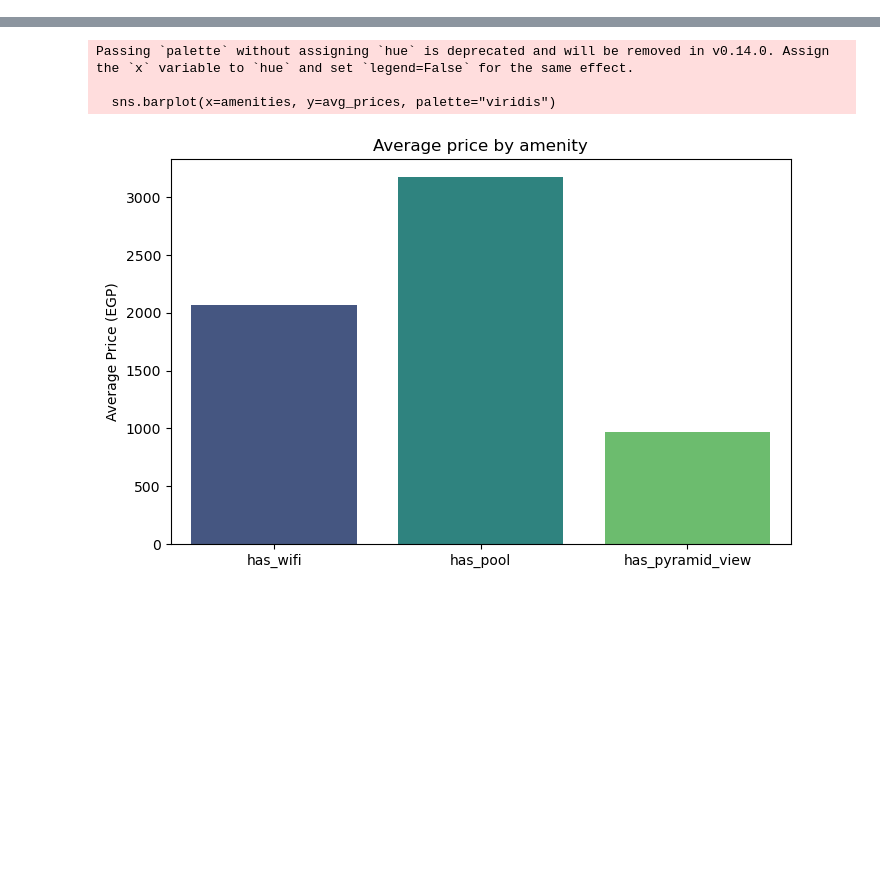
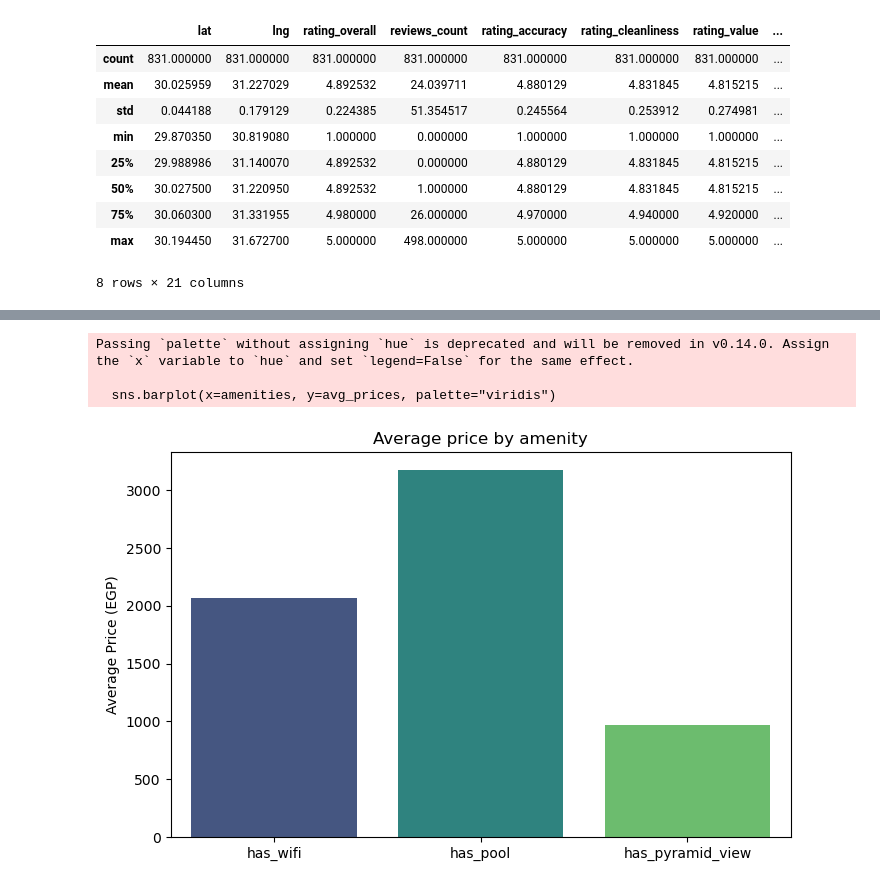
Before and after one commit to Mennaa-Ayman/Airbnb-Data-Analytics, a Jupyter notebook: Analysis/Rental-Feature-Analysis.ipynb, the cells around one changed output, grey strips where cells are left out. Drawn from its saved outputs; the diff is of its cells as text; code cells hidden in the pictures; blank space fills up the shorter version.

```diff
--- a/Analysis/Rental-Feature-Analysis.ipynb
+++ b/Analysis/Rental-Feature-Analysis.ipynb
@@ -30,4 +30,17 @@ memory usage: 172.2+ KB
 None
+# %%
+df.describe()
+# %% [output]
+|  | lat | lng | rating_overall | reviews_count | rating_accuracy | rating_cleanliness | rating_value | ... |
+| count | 831.000000 | 831.000000 | 831.000000 | 831.000000 | 831.000000 | 831.000000 | 831.000000 | ... |
+| mean | 30.025959 | 31.227029 | 4.892532 | 24.039711 | 4.880129 | 4.831845 | 4.815215 | ... |
+| std | 0.044188 | 0.179129 | 0.224385 | 51.354517 | 0.245564 | 0.253912 | 0.274981 | ... |
+| min | 29.870350 | 30.819080 | 1.000000 | 0.000000 | 1.000000 | 1.000000 | 1.000000 | ... |
+| 25% | 29.988986 | 31.140070 | 4.892532 | 0.000000 | 4.880129 | 4.831845 | 4.815215 | ... |
+| 50% | 30.027500 | 31.220950 | 4.892532 | 1.000000 | 4.880129 | 4.831845 | 4.815215 | ... |
+| 75% | 30.060300 | 31.331955 | 4.980000 | 26.000000 | 4.970000 | 4.940000 | 4.920000 | ... |
+| max | 30.194450 | 31.672700 | 5.000000 | 498.000000 | 5.000000 | 5.000000 | 5.000000 | ... |
+8 rows × 21 columns
 # %%
 # Price vs Bedrooms
 plt.figure(figsize=(8,5))
```
Also changed, not shown: parts of 11 cells of this notebook, 3 other files.
